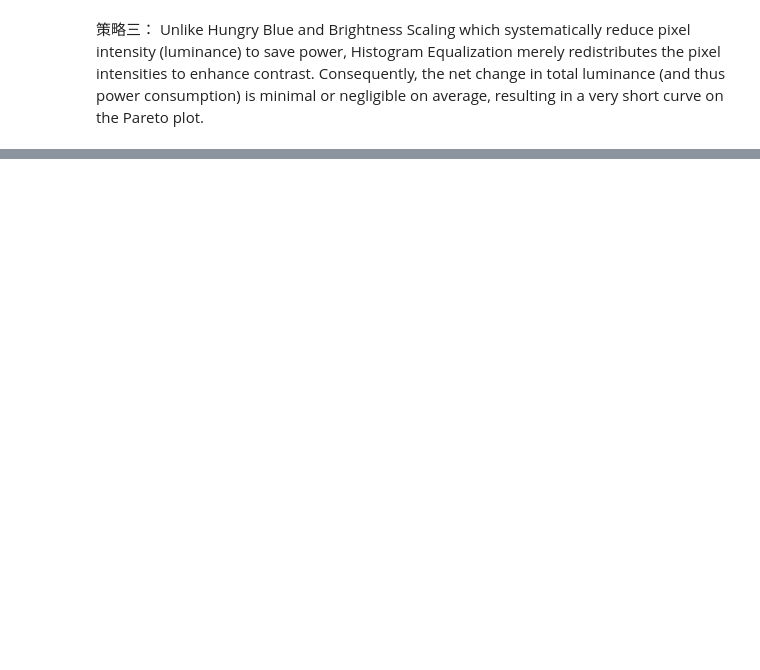
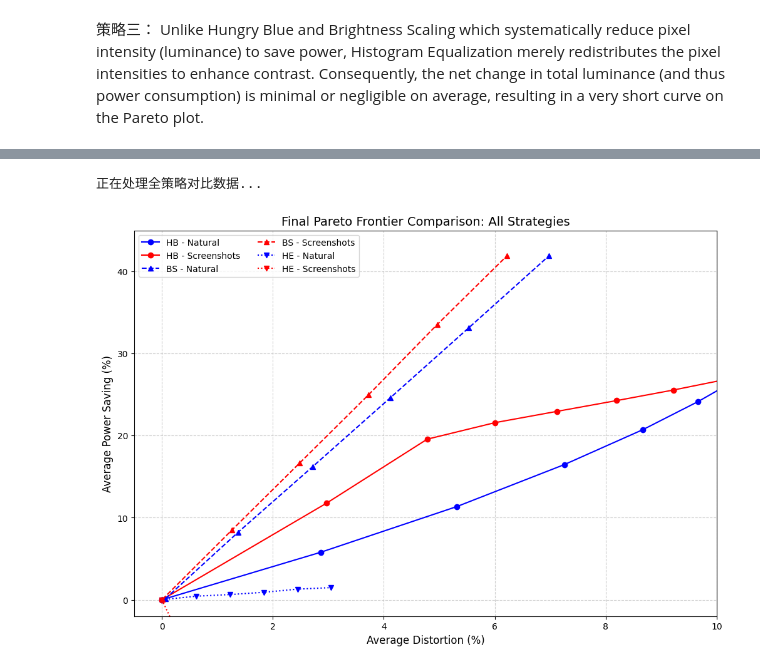
Before and after one commit to Chenya7008/EMIOT_Labs, a Jupyter notebook: lab2/lab2.ipynb, the cells around one changed output, grey strips where cells are left out. Drawn from its saved outputs; the diff is of its cells as text; code cells hidden in the pictures; blank space fills up the shorter version.

```diff
--- a/lab2/lab2.ipynb
+++ b/lab2/lab2.ipynb
@@ -307,6 +308,10 @@ def load_images_from_folder(folder_path, limit=50):
 # %%
 my_folder_path="./test_images"
 images = load_images_from_folder(my_folder_path, limit=50)
+screen_folder_path="./myscreen"
+screen_images = load_images_from_folder(screen_folder_path, limit=5)
+
+all_images = images + screen_images
 # %% [output]
 正在从 ./test_images 加载图片...
 成功加载 50 张图片。
@@ -679,0 +864,75 @@ Unlike Hungry Blue and Brightness Scaling which systematically reduce pixel inte
+# %%
+def run_experiment(img_list, transform_func, params):
+    """通用实验运行函数：返回 (平均失真列表, 平均节能列表)"""
+    avg_dists = []
+    avg_savings = []
+
+    for p in params:
+        dists, savings = [], []
+        for img in img_list:
+            p_orig = estimate_power_part1(img)
+            img_new = transform_func(img, p)
+            p_new = estimate_power_part1(img_new)
+
+            # 计算指标
+            savings.append((p_orig - p_new) / p_orig * 100 if p_orig > 0 else 0)
+            dists.append(compute_distortion(img, img_new))
+
+        avg_dists.append(np.mean(dists))
+        avg_savings.append(np.mean(savings))
+    return avg_dists, avg_savings
+
+# --- 执行实验 ---
+print("正在处理全策略对比数据...")
+
+# 1. Hungry Blue
+nat_hb = run_experiment(images, apply_hungry_blue, k_values)
+scr_hb = run_experiment(screen_images, apply_hungry_blue, k_values)
+
+# 2. Brightness Scaling
+nat_bs = run_experiment(images, apply_contrast_brightness, c_values)
+scr_bs = run_experiment(screen_images, apply_contrast_brightness, c_values)
+
+# 3. Histogram Equalization (混合模式)
+def apply_he_wrapper(img, a):
+    hsv = color.rgb2hsv(img)
+    hsv_eq = hsv.copy()
+    hsv_eq[:,:,2] = exposure.equalize_hist(hsv[:,:,2])
+    img_eq = (color.hsv2rgb(hsv_eq) * 255).astype(np.uint8)
+    return (img * (1-a) + img_eq * a).astype(np.uint8)
+
+nat_he = run_experiment(images, apply_he_wrapper, alphas)
+scr_he = run_experiment(screen_images, apply_he_wrapper, alphas)
+
+# --- 绘制最终大图 ---
+plt.figure(figsize=(12, 8))
+
+# 绘制线条逻辑：蓝色系代表自然图像，红色系代表截图
+# 实线=Hungry Blue, 虚线=Brightness Scaling, 点线=Histogram Eq
+
+# 策略 1: Hungry Blue
+plt.plot(nat_hb[0], nat_hb[1], 'bo-', label='HB - Natural')
+plt.plot(scr_hb[0], scr_hb[1], 'ro-', label='HB - Screenshots')
+
+# 策略 2: Brightness Scaling
+plt.plot(nat_bs[0], nat_bs[1], 'b^--', label='BS - Natural')
+plt.plot(scr_bs[0], scr_bs[1], 'r^--', label='BS - Screenshots')
+
+# 策略 3: Histogram Equalization
+plt.plot(nat_he[0], nat_he[1], 'bv:', label='HE - Natural')
+plt.plot(scr_he[0], scr_he[1], 'rv:', label='HE - Screenshots')
+
+plt.xlabel('Average Distortion (%)', fontsize=12)
+plt.ylabel('Average Power Saving (%)', fontsize=12)
+plt.title('Final Pareto Frontier Comparison: All Strategies', fontsize=14)
+plt.grid(True, linestyle='--', alpha=0.6)
+plt.legend(ncol=2) # 分两列显示图例更整洁
+
+# 设置坐标轴范围（根据你的数据微调，这里建议放大观察核心区域）
+plt.xlim(-0.5, 10)
+plt.ylim(-2, 45)
+
+plt.show()
+# %% [output]
+正在处理全策略对比数据...
+[figure, added]
```
Also changed, not shown: parts of 9 cells of this notebook, 7 other files.
